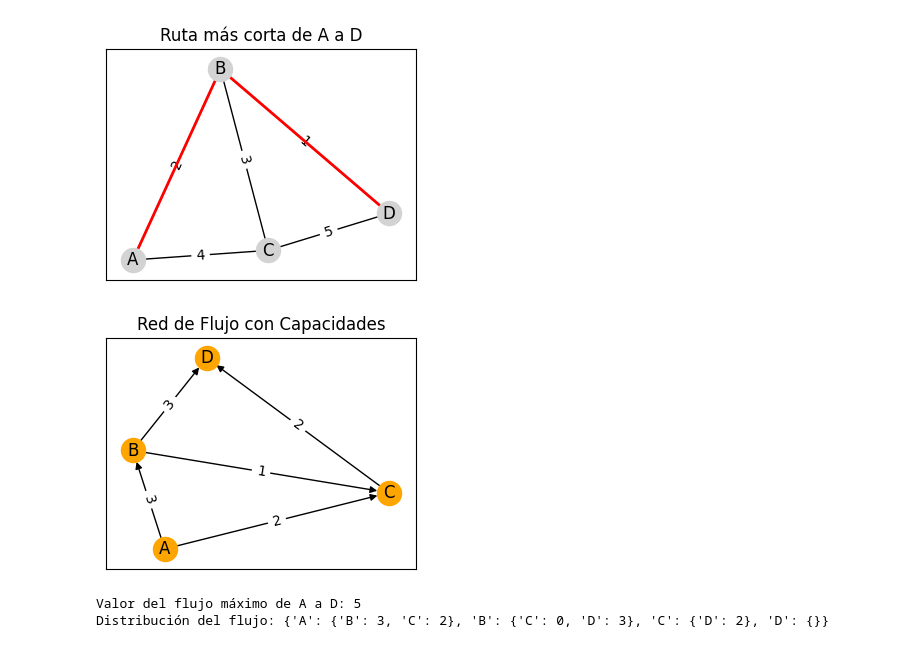
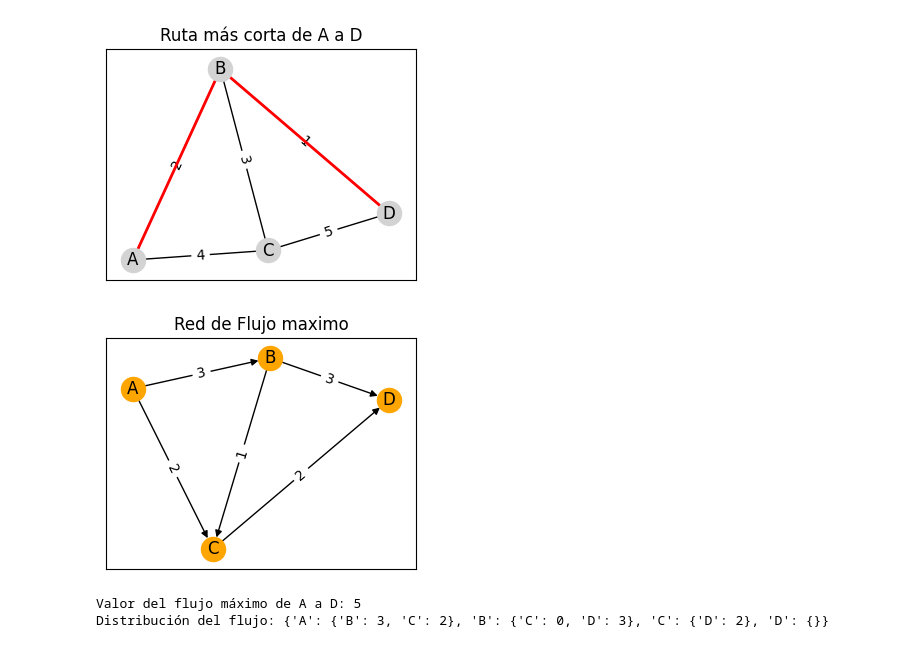
Before and after one commit to Danieljuarez-cmd/Investigaci-n-de-Operaciones-, a Jupyter notebook: Problemas_de_redes_con_la_librería_networkx.ipynb, the cells around one changed output. Drawn from its saved outputs; the diff is of its cells as text; code cells hidden in the pictures.

```diff
--- a/Problemas_de_redes_con_la_librería_networkx.ipynb
+++ b/Problemas_de_redes_con_la_librería_networkx.ipynb
@@ -121,33 +121,33 @@ Distancia mínima entre A y D: 3
 # %%
 import networkx as nx #Importa la librería necesaria para crear los grafos
 import matplotlib.pyplot as plt #Esta libreria nos ayuda a dibujar mas facilmente las redes
 
 # Flujo máximo
 G3 = nx.DiGraph()#Necesitamos un grafo no dirigido para obtener el arbol de expansión mínima
 # Colocamos aristas a cada nodo, donde tambien ponemos la capacidad de cada uno.
 G3.add_edge("A", "B", capacity=3)
 G3.add_edge("A", "C", capacity=2)
 G3.add_edge("B", "C", capacity=1)
 G3.add_edge("B", "D", capacity=3)
 G3.add_edge("C", "D", capacity=2)
 # Obtiene cuánto flujo pasa por cada arista
 flow_value, flow_dict = nx.maximum_flow(G3, "A", "D")
 #Aqui es donde entra la librería mathplotlib, para dibujar la gráfica, creamos el "lienzo" en blanco.
 plt.figure(figsize=(4,3))
 #Preparamos las coordenadas de los nodos para dibujar el grafo de flujo máximo.
 pos = nx.spring_layout(G3)
 #Dibuja el grafo dirigido del flujo con nodos de color y las flechas correspondientes.
 nx.draw_networkx(G3, pos, node_color="orange", with_labels=True)
 # Dibujamos las etiquetas por arista, mostramos la capacidad que se puede transportar.
 labels = nx.get_edge_attributes(G3, 'capacity')
 nx.draw_networkx_edge_labels(G3, pos, edge_labels=labels)
 #Añadimos un título y mostramos el grafo
-plt.title("Red de Flujo con Capacidades")
+plt.title("Red de Flujo maximo")
 plt.show()
 #Imprimimos el valor total del flujo máximo .
 print("Valor del flujo máximo de A a D:", flow_value)
 print("Distribución del flujo:", flow_dict)
 # %% [output]
-[figure, old version]
+[figure, new version]
 Valor del flujo máximo de A a D: 5
 Distribución del flujo: {'A': {'B': 3, 'C': 2}, 'B': {'C': 0, 'D': 3}, 'C': {'D': 2}, 'D': {}}
```
